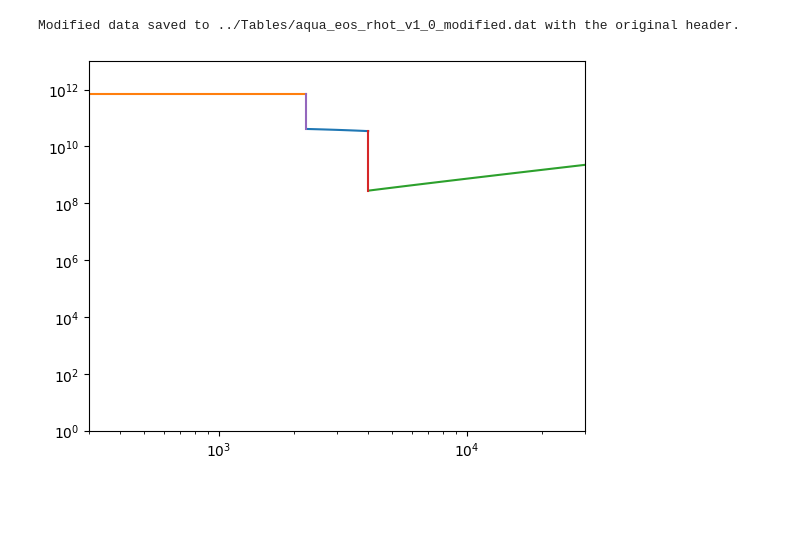
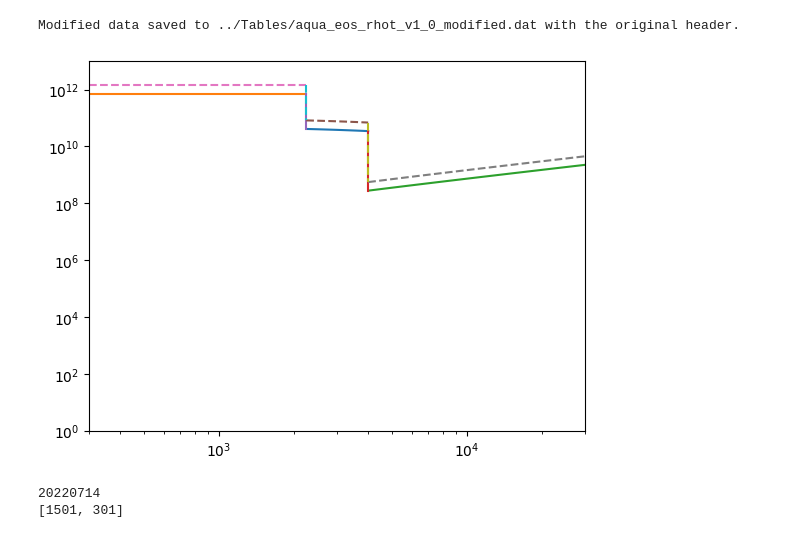
Before and after one commit to astro-pavan/AQUA, a Jupyter notebook: mazevet/phase_diagram.ipynb, the cells around one changed output. Cells and saved outputs as stored; diff of their text form; code cells hidden in the pictures; blank space fills up the shorter version.

Commit message:
Added code that can read the seame style table and modify it.

```diff
--- a/mazevet/phase_diagram.ipynb
+++ b/mazevet/phase_diagram.ipynb
@@ -76,31 +76,40 @@ Modified data saved to ../Tables/aqua_eos_rhot_v1_0_modified.dat with the origin
 # %%
 T_boundary_3_7 = np.linspace(300, 2250)
 P_boundary_3_7 = 700e9 * np.ones_like(T_boundary_3_7)
 
 T_boundary_5_7 = np.linspace(2250, 4000)
 P_boundary_5_7 = 10 ** (np.log10(42e9) - np.log10(6) * (((T_boundary_5_7 / 1000) - 2) / 18))
 
 T_boundary_6_7 = np.linspace(4000, 30000)
 P_boundary_6_7 = 0.05e9 + (3e9 - 0.05e9) * (((T_boundary_6_7 / 1000) - 1) / 39)
 
 P_boundary_5_7_isothermal = np.linspace(P_boundary_5_7[-1], P_boundary_6_7[0])
 T_boundary_5_7_isothermal = 4000 * np.ones_like(P_boundary_5_7_isothermal)
 
 P_boundary_3_7_isothermal = np.linspace(P_boundary_3_7[-1], P_boundary_5_7[0])
 T_boundary_3_7_isothermal = 2250 * np.ones_like(P_boundary_5_7_isothermal)
 
 plt.plot(T_boundary_5_7, P_boundary_5_7)
 plt.plot(T_boundary_3_7, P_boundary_3_7)
 plt.plot(T_boundary_6_7, P_boundary_6_7)
 plt.plot(T_boundary_5_7_isothermal, P_boundary_5_7_isothermal)
 plt.plot(T_boundary_3_7_isothermal, P_boundary_3_7_isothermal)
+
+k = 2
+
+plt.plot(T_boundary_5_7, k * P_boundary_5_7, linestyle='--')
+plt.plot(T_boundary_3_7, k * P_boundary_3_7, linestyle='--')
+plt.plot(T_boundary_6_7, k * P_boundary_6_7, linestyle='--')
+plt.plot(T_boundary_5_7_isothermal, k * P_boundary_5_7_isothermal, linestyle='--')
+plt.plot(T_boundary_3_7_isothermal, k * P_boundary_3_7_isothermal, linestyle='--')
+
 plt.xlim([300, 30000])
 plt.ylim([1, 1e13])
 plt.xscale('log')
 plt.yscale('log')
 plt.show()
 # %% [output]
-[figure, old version]
+[figure, new version]
 # %%
 
 def is_in_region(P, T):
@@ -138,0 +154,33 @@ def is_in_region(P, T):
+# %%
+with open(filename, 'r') as f:
+    lines = f.readlines()
+
+# Extract metadata
+metadata = []
+for line in lines:
+    if line.startswith('#') or line.strip() == '':
+        metadata.append(line)
+    else:
+        break
+
+# Extract numerical data
+data_start_idx = len(metadata) + 1
+date = int(lines[data_start_idx - 1])
+print(date)
+num_values = [int(v) for v in lines[data_start_idx].split()]
+print(num_values)
+num_rho, num_T = num_values[0], num_values[1]
+
+rho = np.array([float(v) for v in lines[data_start_idx + 1].split()])
+T = np.array([float(v) for v in lines[data_start_idx + 2].split()])
+
+table = np.loadtxt(lines[data_start_idx + 3:], dtype=np.float64)
+u, P, c, s = table[:, 0], table[:, 1], table[:, 2], table[:, 3]
+
+u = u.reshape(num_rho, num_T)
+P = P.reshape(num_rho, num_T)
+c = c.reshape(num_rho, num_T)
+s = s.reshape(num_rho, num_T)
+# %% [output]
+20220714
+[1501, 301]
```
Also changed, not shown: parts of 4 cells of this notebook.
